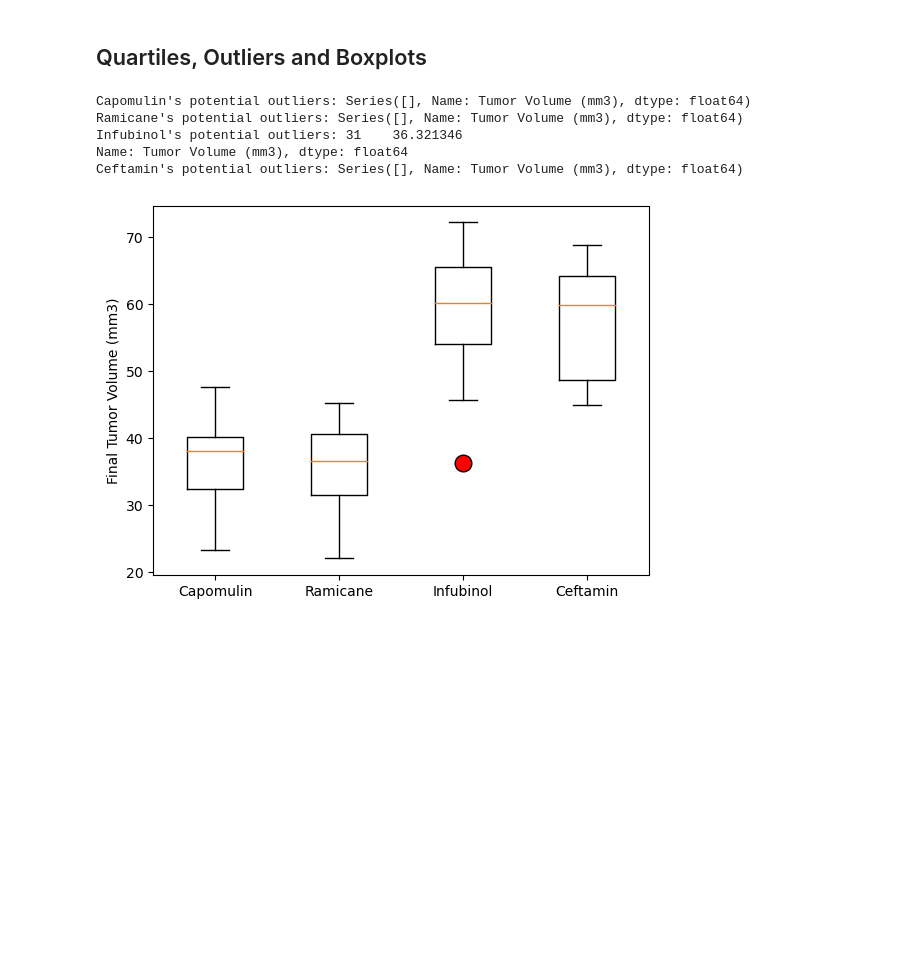
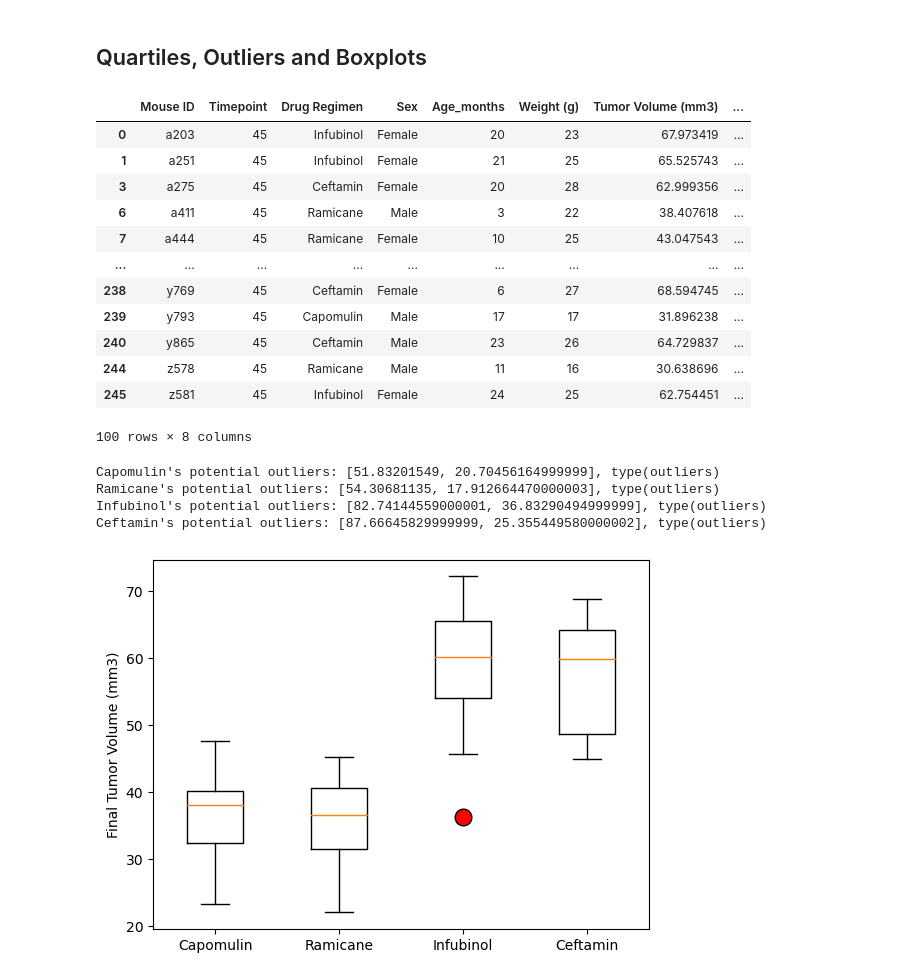
Before and after one commit to sienchoon/matplotlib-challenge, a Jupyter notebook: Pymaceuticals/pymaceuticals_starter.ipynb, the cells around one changed output. Cells and saved outputs as stored; diff of their text form; code cells hidden in the pictures; blank space fills up the shorter version.

```diff
--- a/Pymaceuticals/pymaceuticals_starter.ipynb
+++ b/Pymaceuticals/pymaceuticals_starter.ipynb
@@ -229,34 +231,67 @@ plt.show()
 # %%
 # Calculate the final tumor volume of each mouse across four of the treatment regimens:
 # Capomulin, Ramicane, Infubinol, and Ceftamin
+drugs = ["Capomulin", "Ramicane", "Infubinol", "Ceftamin"]
 
 # Start by getting the last (greatest) timepoint for each mouse
-
-
+# last timepoint = 45, in this case, we will use .max() to grab the value
+max_timepoint = remove_duplicate[["Mouse ID", "Timepoint"]]
+greatest = max_timepoint.groupby(["Mouse ID"])["Timepoint"].max()
+greatest
 # Merge this group df with the original DataFrame to get the tumor volume at the last timepoint
+merge_tumor = pd.merge(greatest, remove_duplicate, how="left", on=["Mouse ID",
+                                                                   "Timepoint"])
+final_four_drugs = merge_tumor[merge_tumor["Drug Regimen"].isin(drugs)]
+final_four_drugs
+# %% [output]
+|  | Mouse ID | Timepoint | Drug Regimen | Sex | Age_months | Weight (g) | Tumor Volume (mm3) | ... |
+| 0 | a203 | 45 | Infubinol | Female | 20 | 23 | 67.973419 | ... |
+| 1 | a251 | 45 | Infubinol | Female | 21 | 25 | 65.525743 | ... |
+| 3 | a275 | 45 | Ceftamin | Female | 20 | 28 | 62.999356 | ... |
+| 6 | a411 | 45 | Ramicane | Male | 3 | 22 | 38.407618 | ... |
+| 7 | a444 | 45 | Ramicane | Female | 10 | 25 | 43.047543 | ... |
+| ... | ... | ... | ... | ... | ... | ... | ... | ... |
+| 238 | y769 | 45 | Ceftamin | Female | 6 | 27 | 68.594745 | ... |
+| 239 | y793 | 45 | Capomulin | Male | 17 | 17 | 31.896238 | ... |
+| 240 | y865 | 45 | Ceftamin | Male | 23 | 26 | 64.729837 | ... |
+| 244 | z578 | 45 | Ramicane | Male | 11 | 16 | 30.638696 | ... |
+| 245 | z581 | 45 | Infubinol | Female | 24 | 25 | 62.754451 | ... |
+100 rows × 8 columns
 # %%
 # Put treatments into a list for for loop (and later for plot labels)
-
+drugs = ["Capomulin", "Ramicane", "Infubinol", "Ceftamin"]
 
 # Create empty list to fill with tumor vol data (for plotting)
-
+tumor_vol_data = []
 
 # Calculate the IQR and quantitatively determine if there are any potential outliers.
-
-
+for drug in drugs:
+    quantitative_list = []
     # Locate the rows which contain mice on each drug and get the tumor volumes
-
+    for index, row in final_four_drugs.iterrows():
+        if row["Drug Regimen"] == drug:
+            quantitative_list.append(row['Tumor Volume (mm3)'])
 
     # add subset
-
+    quantitative_list.sort()
+    quantitative_list = pd.DataFrame(quantitative_list)
 
     # Determine outliers using upper and lower bounds
+    quartiles = quantitative_list.quantile([.25,.5,.75])
+    lowerq =quartiles[0][0.25]
+    upperq = quartiles[0][0.75]
+    IQR = upperq - lowerq
+    upper_bounds = upperq + (1.5*IQR)
+    lower_bounds = lowerq - (1.5*IQR)
+
+    outliers = [upper_bounds, lower_bounds]
+
+    print(f"{drug}'s potential outliers: {outliers}, type{outliers})")
 # %% [output]
-Capomulin's potential outliers: Series([], Name: Tumor Volume (mm3), dtype: float64)
-Ramicane's potential outliers: Series([], Name: Tumor Volume (mm3), dtype: float64)
-Infubinol's potential outliers: 31    36.321346
-Name: Tumor Volume (mm3), dtype: float64
-Ceftamin's potential outliers: Series([], Name: Tumor Volume (mm3), dtype: float64)
+Capomulin's potential outliers: [51.83201549, 20.70456164999999], type(outliers)
+Ramicane's potential outliers: [54.30681135, 17.912664470000003], type(outliers)
+Infubinol's potential outliers: [82.74144559000001, 36.83290494999999], type(outliers)
+Ceftamin's potential outliers: [87.66645829999999, 25.355449580000002], type(outliers)
 # %%
 # Generate a box plot that shows the distrubution of the tumor volume for each treatment group.
 # %% [output]
```
Also changed, not shown: parts of 2 cells of this notebook.
